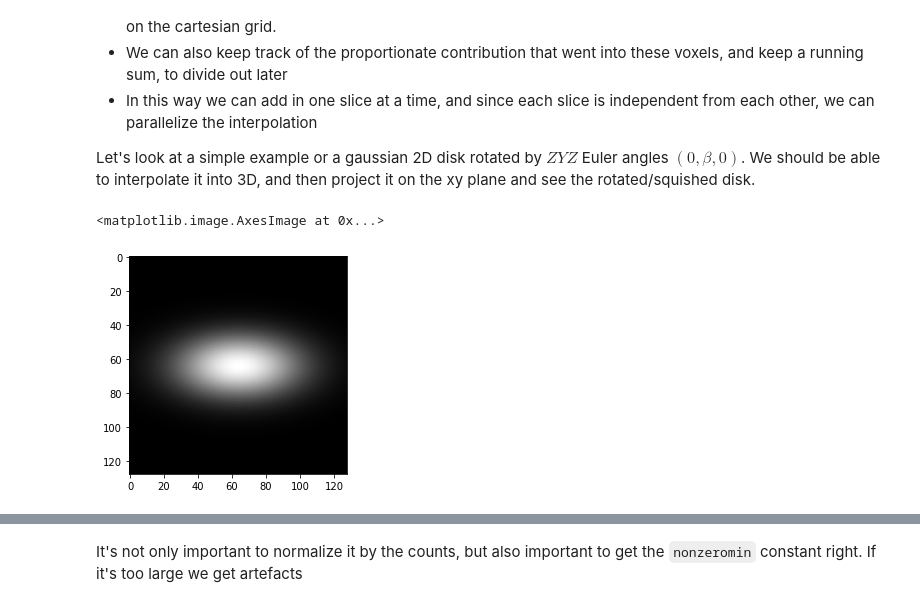
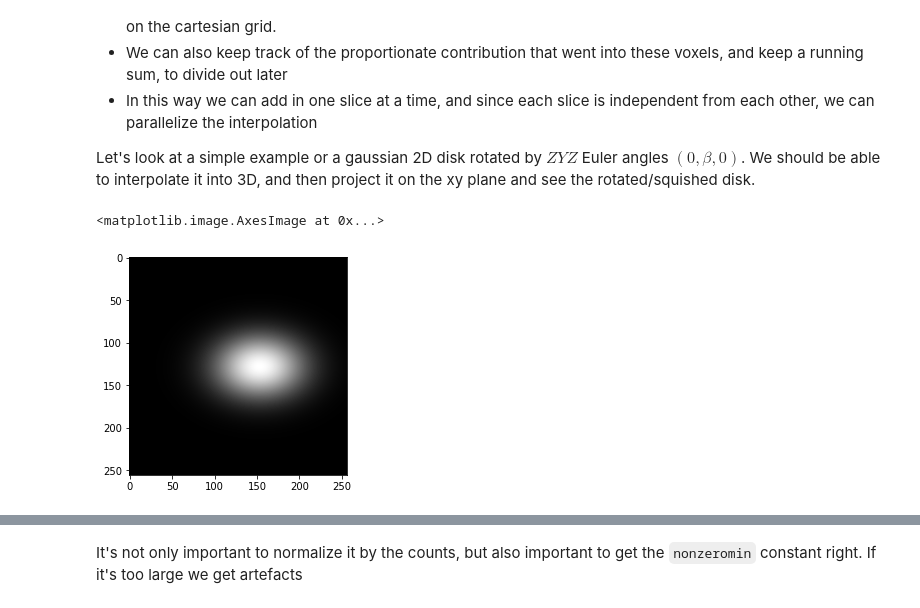
Before and after one commit to geoffwoollard/learn_cryoem_math, a Jupyter notebook: nb/interpolate.ipynb, the cells around one changed output, grey strips where cells are left out. Saved outputs shown, nothing was run; the diff lists cells and outputs as text; code cells hidden in the pictures.

```diff
--- a/nb/interpolate.ipynb
+++ b/nb/interpolate.ipynb
@@ -357,13 +357,14 @@ doplt(g_fine-g)
 
 Let's look at a simple example or a gaussian 2D disk rotated by $ZYZ$ Euler angles $(0,\beta,0)$. We should be able to interpolate it into 3D, and then project it on the xy plane and see the rotated/squished disk.
 # %%
-N=128
+N=256
 coords_1d = np.arange(-N//2,N//2)
 x,y = np.meshgrid(coords_1d,coords_1d)
-sigmax,sigmay=N/5, N/10
-r2 = x**2/sigmax**2+y**2/sigmay**2
+sigmax,sigmay=N/7, N/10
+mux = 25
+r2 = (x-mux)**2/sigmax**2+y**2/sigmay**2
 F = np.exp(-r2/2)
 doplt(F)
 # %% [output]
 <matplotlib.image.AxesImage at 0x...>
-[figure, old version]
+[figure, new version]
```
Also changed, not shown: parts of 29 cells of this notebook.
